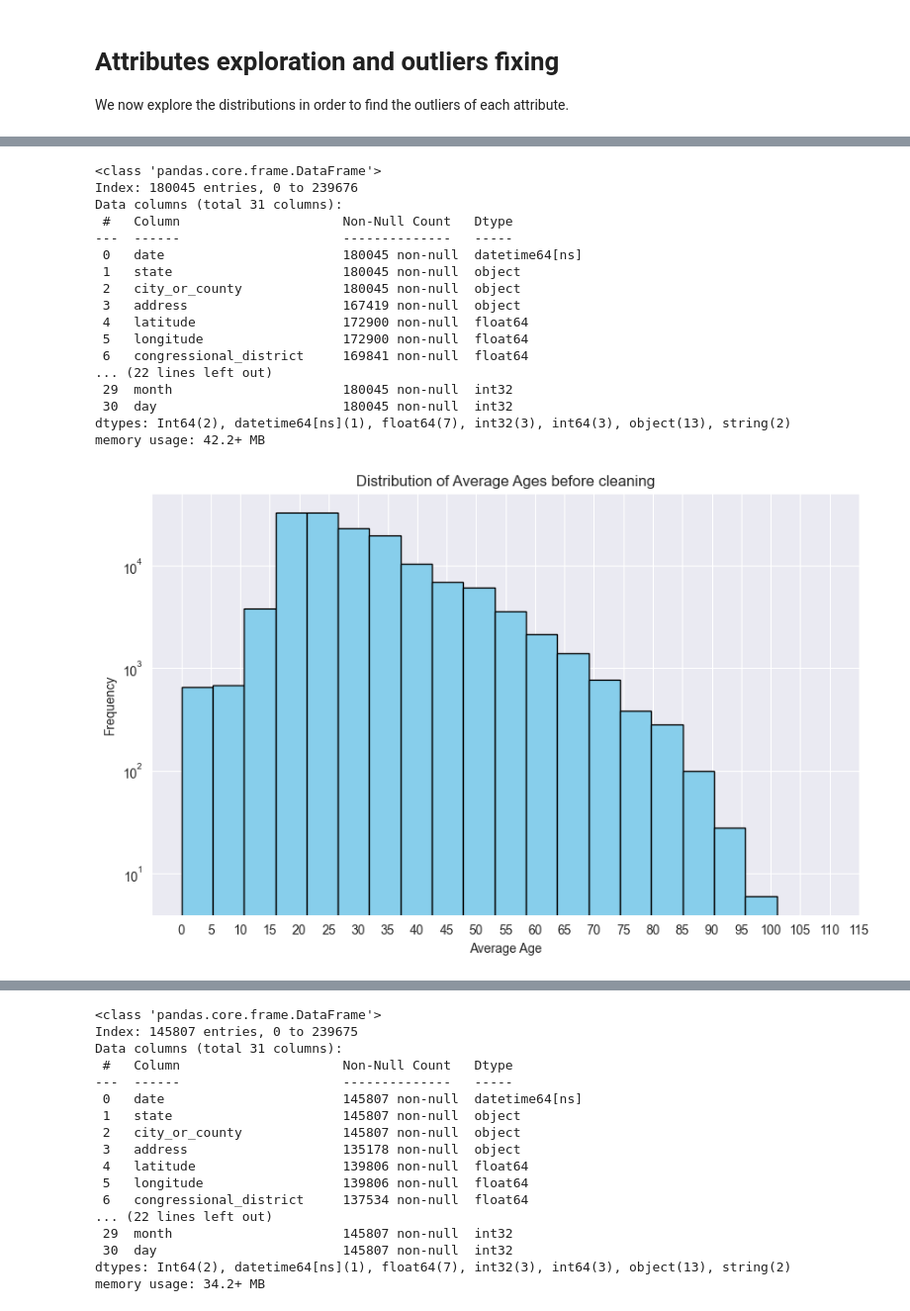
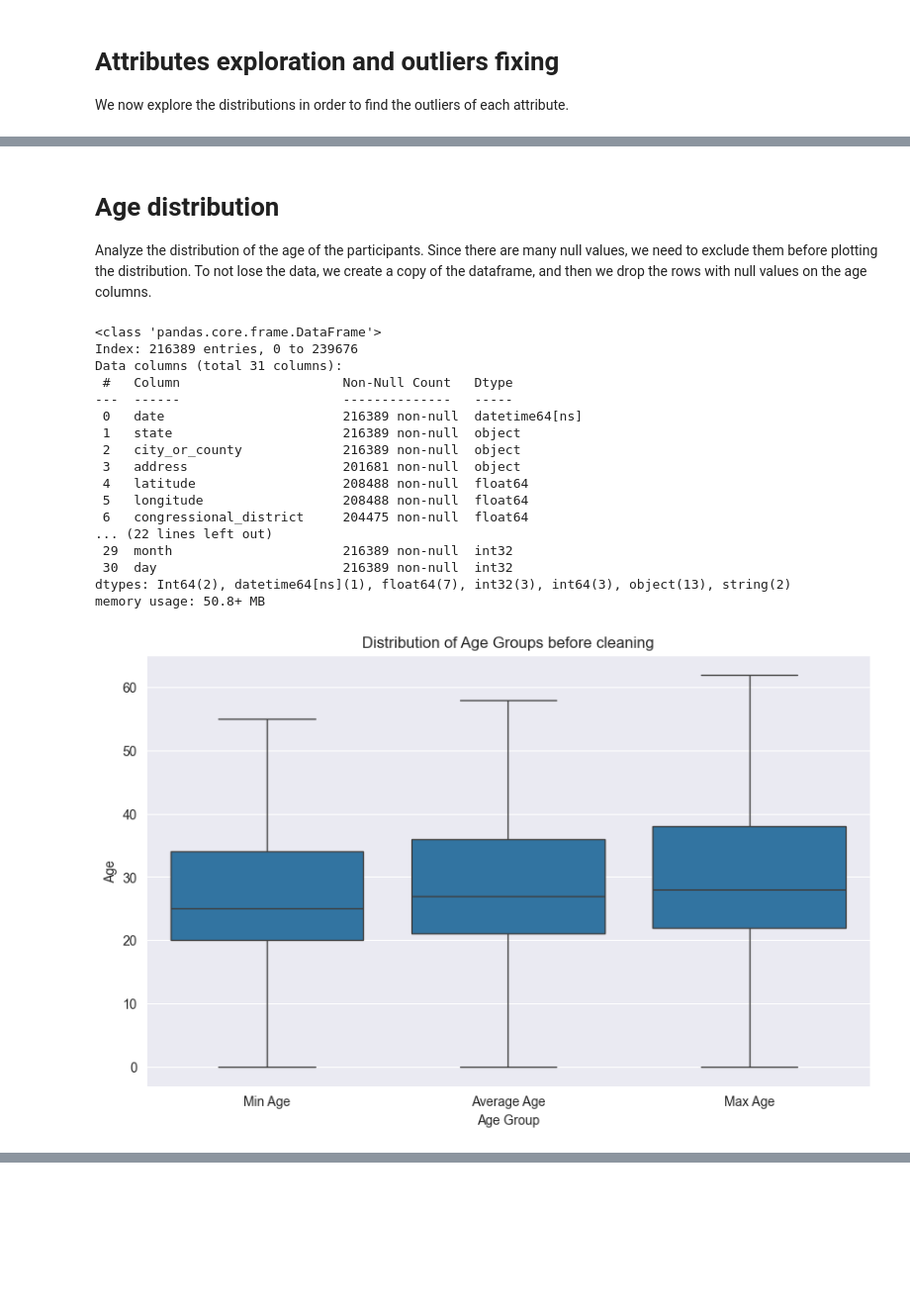
Before and after one commit to Alexthw46/DataMiningProject, a Jupyter notebook: TASK_1/data_understanding.ipynb, the cells around one changed output, grey strips where cells are left out. Shown at 99% size. Saved outputs shown, nothing was run; the diff lists cells and outputs as text; code cells hidden in the pictures; blank space fills up the shorter version.

```diff
--- a/TASK_1/data_understanding.ipynb
+++ b/TASK_1/data_understanding.ipynb
@@ -295,48 +325,56 @@ plt.show()
+# %% [markdown]
+# Age distribution
+
+Analyze the distribution of the age of the participants. Since there are many null values, we need to exclude them before plotting the distribution. To not lose the data, we create a copy of the dataframe, and then we drop the rows with null values on the age columns.
 # %%
 incidents.info()
 
-backup_incidents = incidents.copy()
+copy_incidents = incidents.copy()
 
 incidents = incidents.dropna(subset=age_columns)
 
-plt.hist(incidents['avg_age_participants'], bins=m.sturges_bins(incidents, 'avg_age_participants'), color='skyblue',
-         edgecolor='black')
-plt.yscale('log')
-plt.xticks(range(0, 120, 5))
-plt.title('Distribution of Average Ages before cleaning')
-plt.xlabel('Average Age')
-plt.ylabel('Frequency')
+dirty_data = incidents[['min_age_participants', 'avg_age_participants', 'max_age_participants']].melt()
+
+plt.figure(figsize=(10, 6))
+sns.boxplot(x='variable', y='value', data=dirty_data, showfliers=False)
+plt.title('Distribution of Age Groups before cleaning')
+plt.xlabel('Age Group')
+plt.ylabel('Age')
+plt.xticks([0, 1, 2], ['Min Age', 'Average Age', 'Max Age'])  # Set x-axis labels
 plt.show()
 
 incidents = incidents[(incidents.avg_age_participants >= incidents.min_age_participants) &
                       (incidents.avg_age_participants <= incidents.max_age_participants)]
 
+sns.kdeplot(incidents['min_age_participants'], fill=True, label='Minimum Age')
 sns.kdeplot(incidents['avg_age_participants'], fill=True, label='Average Age')
-sns.kdeplot(incidents['min_age_participants'], fill=True, label='Minimum Age')
 sns.kdeplot(incidents['max_age_participants'], fill=True, label='Maximum Age')
 
 plt.title('Distribution Plot of Average, Minimum, and Maximum Ages after cleaning')
 plt.xlabel('Age')
 plt.ylabel('Density')
 plt.legend()
 plt.show()
-incidents.info()
+incidents.describe()
+
+# restore the original dataframe
+incidents = copy_incidents
 # %% [output]
 <class 'pandas.core.frame.DataFrame'>
-Index: 180045 entries, 0 to 239676
+Index: 216389 entries, 0 to 239676
 Data columns (total 31 columns):
  #   Column                     Non-Null Count   Dtype
 ---  ------                     --------------   -----
- 0   date                       180045 non-null  datetime64[ns]
- 1   state                      180045 non-null  object
- 2   city_or_county             180045 non-null  object
- 3   address                    167419 non-null  object
- 4   latitude                   172900 non-null  float64
- 5   longitude                  172900 non-null  float64
- 6   congressional_district     169841 non-null  float64
+ 0   date                       216389 non-null  datetime64[ns]
+ 1   state                      216389 non-null  object
+ 2   city_or_county             216389 non-null  object
+ 3   address                    201681 non-null  object
+ 4   latitude                   208488 non-null  float64
+ 5   longitude                  208488 non-null  float64
+ 6   congressional_district     204475 non-null  float64
 ... (22 lines left out)
- 29  month                      180045 non-null  int32
- 30  day                        180045 non-null  int32
+ 29  month                      216389 non-null  int32
+ 30  day                        216389 non-null  int32
 dtypes: Int64(2), datetime64[ns](1), float64(7), int32(3), int64(3), object(13), string(2)
-memory usage: 42.2+ MB
+memory usage: 50.8+ MB
-[figure, old version]
+[figure, new version]
@@ -344,17 +381,0 @@ memory usage: 42.2+ MB
-<class 'pandas.core.frame.DataFrame'>
-Index: 145807 entries, 0 to 239675
-Data columns (total 31 columns):
- #   Column                     Non-Null Count   Dtype
----  ------                     --------------   -----
- 0   date                       145807 non-null  datetime64[ns]
- 1   state                      145807 non-null  object
- 2   city_or_county             145807 non-null  object
- 3   address                    135178 non-null  object
- 4   latitude                   139806 non-null  float64
- 5   longitude                  139806 non-null  float64
- 6   congressional_district     137534 non-null  float64
-... (22 lines left out)
- 29  month                      145807 non-null  int32
- 30  day                        145807 non-null  int32
-dtypes: Int64(2), datetime64[ns](1), float64(7), int32(3), int64(3), object(13), string(2)
-memory usage: 34.2+ MB
```
Also changed, not shown: parts of 32 cells of this notebook, 1 other file.
